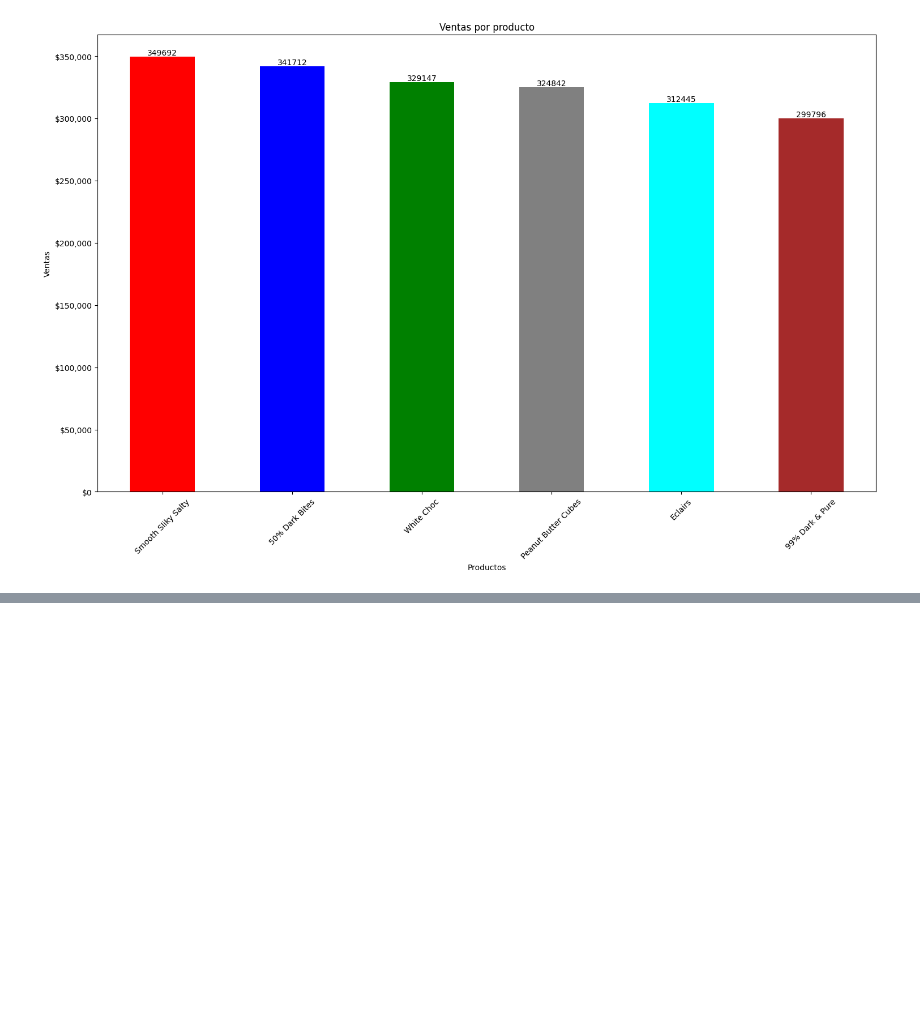
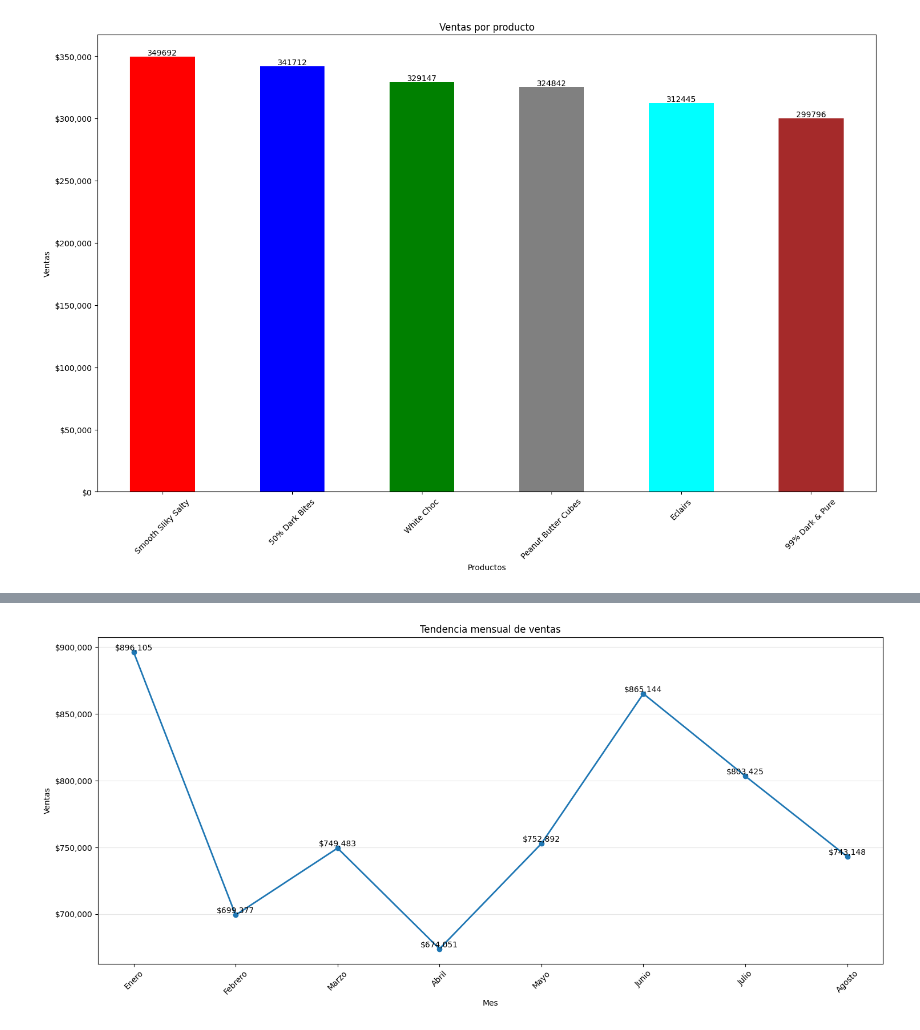
Before and after one commit to Liberato-Mayk/Analisis-chocolate, a Jupyter notebook: analisis-chocolate.ipynb, the cells around one changed output, grey strips where cells are left out. Drawn from its saved outputs; the diff is of its cells as text; code cells hidden in the pictures; blank space fills up the shorter version.

```diff
--- a/analisis-chocolate.ipynb
+++ b/analisis-chocolate.ipynb
@@ -209,0 +230,31 @@ plt.show()
+# %%
+# ventas agrupadas por mes
+ventas_por_mes = (data.groupby(data["Fecha"].dt.month)["Monto"].sum().sort_index())
+
+# nombres de los meses
+meses = ["Enero", "Febrero", "Marzo", "Abril", "Mayo", "Junio", "Julio", "Agosto","Septiembre", "Octubre", "Noviembre", "Diciembre"]
+
+# cambiamos números por nombres
+ventas_por_mes.index = [meses[i-1] for i in ventas_por_mes.index]
+
+fig, ax = plt.subplots(figsize=(15, 7))
+
+ax.plot(ventas_por_mes.index, ventas_por_mes.values, marker="o", linewidth=2)
+
+plt.title("Tendencia mensual de ventas")
+plt.xlabel("Mes")
+plt.ylabel("Ventas")
+plt.xticks(rotation=45)
+
+# formato del eje Y
+ax.yaxis.set_major_formatter(FuncFormatter(lambda x, pos: f'${x:,.0f}'))
+
+# numero encima de cada punto
+for i, valor in enumerate(ventas_por_mes.values):
+    ax.text(i, valor, f"${valor:,.0f}", ha="center", va="bottom", fontsize=10)
+
+plt.grid(axis="y", alpha=0.3)
+plt.tight_layout()
+plt.show()
+# %% [output]
+[figure, added]
```
Also changed, not shown: parts of 5 cells of this notebook.
